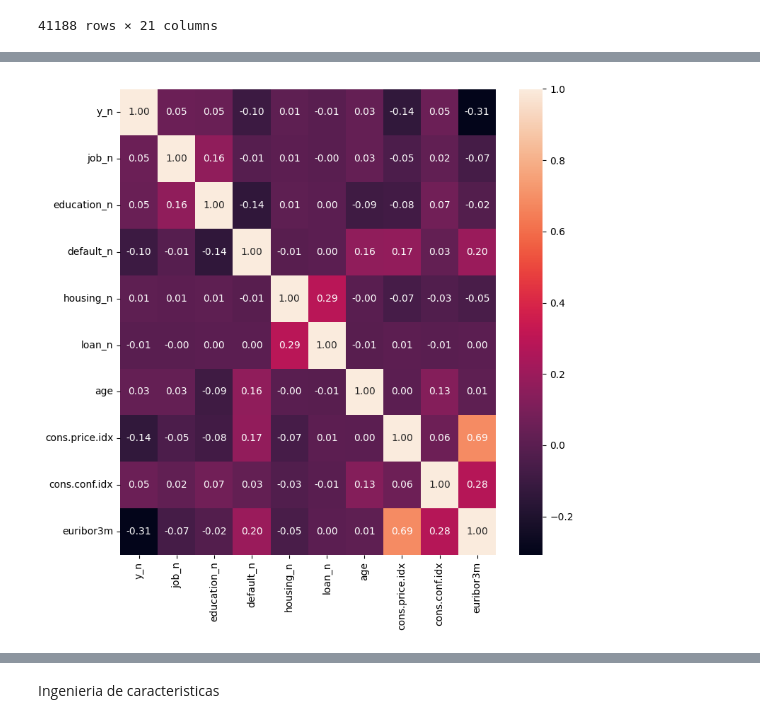
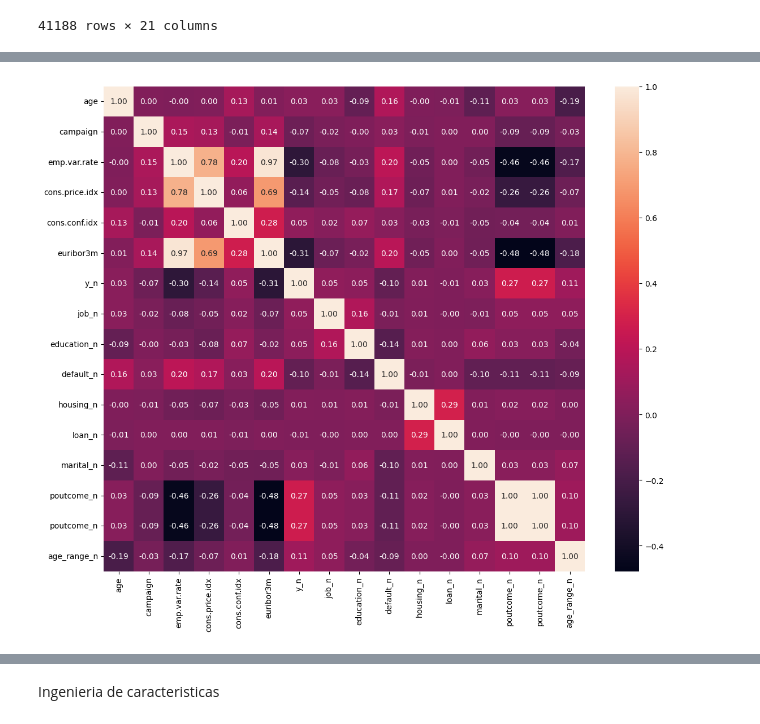
Before and after one commit to 4GeeksAcademy/Tulio-Gimenez-Tutorial-de-Proyecto-de-Regresi-n-Log-stica, a Jupyter notebook: src/explore.ipynb, the cells around one changed output, grey strips where cells are left out. Drawn from its saved outputs; the diff is of its cells as text; code cells hidden in the pictures.

```diff
--- a/src/explore.ipynb
+++ b/src/explore.ipynb
@@ -592,0 +675,18 @@ total_data
+# %%
+poutcome_transformation_rules = {row["poutcome"]: row["poutcome_n"] for index, row in total_data[["poutcome_n", "poutcome"]].dropna().drop_duplicates().iterrows()}
+print(poutcome_transformation_rules)
+
+import json
+
+# Escritura
+with open("./poutcome_transformation_rules.json", "w") as f:
+  json.dump(poutcome_transformation_rules, f)
+
+# Lectura
+# ESTO NO NECESITAIS HACERLO AHORA. LO ENTENDEREIS MAS ADELANTE :)
+with open("./poutcome_transformation_rules.json", "r") as f:
+  poutcome_transformation_rules = json.load(f)
+
+
+total_data["poutcome_n"] = total_data["poutcome"].apply(lambda x: poutcome_transformation_rules[x] if not pd.isna(x) else np.nan)
+total_data
@@ -592,0 +708,3 @@ total_data
+# %%
+total_data["age_range_n"] = pd.factorize(total_data["age_range"])[0]
+total_data[["age_range_n", "age_range"]]
@@ -592,0 +735,18 @@ total_data
+# %%
+age_range_transformation_rules = {row["age_range"]: row["age_range_n"] for index, row in total_data[["age_range_n", "age_range"]].dropna().drop_duplicates().iterrows()}
+print(age_range_transformation_rules)
+
+import json
+
+# Escritura
+with open("./age_range_transformation_rules.json", "w") as f:
+  json.dump(age_range_transformation_rules, f)
+
+# Lectura
+# ESTO NO NECESITAIS HACERLO AHORA. LO ENTENDEREIS MAS ADELANTE :)
+with open("./age_range_transformation_rules.json", "r") as f:
+  age_range_transformation_rules = json.load(f)
+
+
+total_data["age_range_n"] = total_data["age_range"].apply(lambda x: age_range_transformation_rules[x] if not pd.isna(x) else np.nan)
+total_data
@@ -593,13 +768,13 @@ total_data
 # %%
-fig, axes = plt.subplots(figsize=(8, 8))
+fig, axes = plt.subplots(figsize=(12, 10))
 
-sns.heatmap(total_data[["y_n", "job_n", "education_n", "default_n",
-                        "housing_n", "loan_n", "age", "cons.price.idx", "cons.conf.idx", "euribor3m"]].corr(), annot = True, fmt = ".2f")
+sns.heatmap(total_data[["age", "campaign", "emp.var.rate", "cons.price.idx", "cons.conf.idx", "euribor3m", "y_n", "job_n",
+                         "education_n", "default_n", "housing_n", "loan_n", "marital_n", "poutcome_n", "poutcome_n", "age_range_n"]].corr(), annot = True, fmt = ".2f")
 
 
 plt.tight_layout()
 
 # Draw Plot
 plt.show()
 # %% [output]
-[figure, old version]
+[figure, new version]
```
Also changed, not shown: parts of 28 cells of this notebook, 21 other files.
